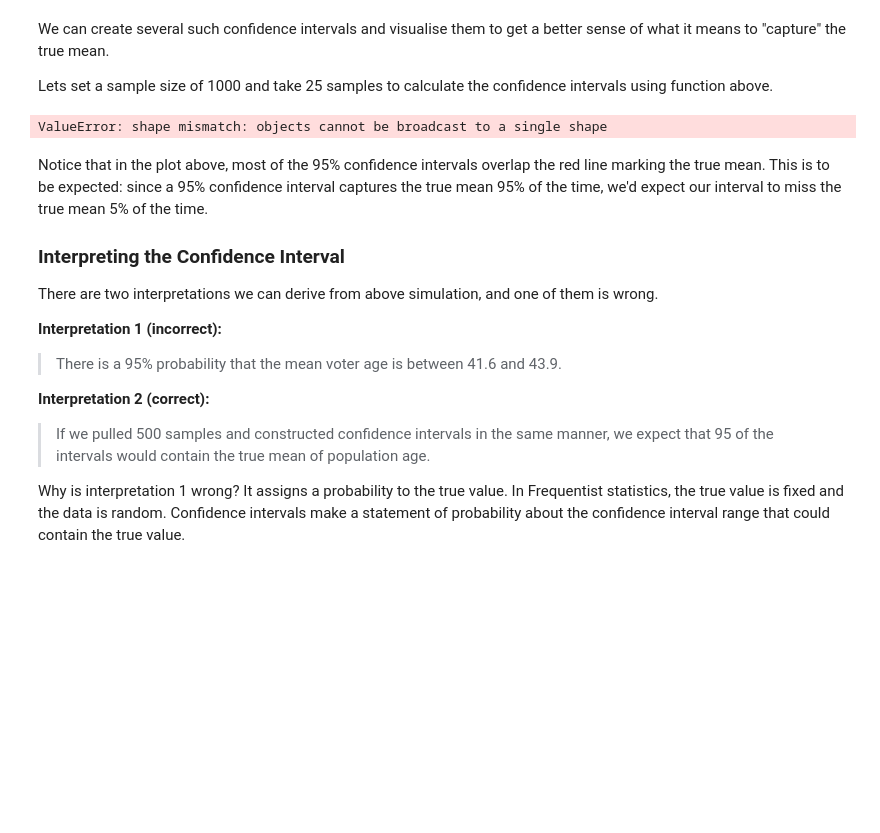
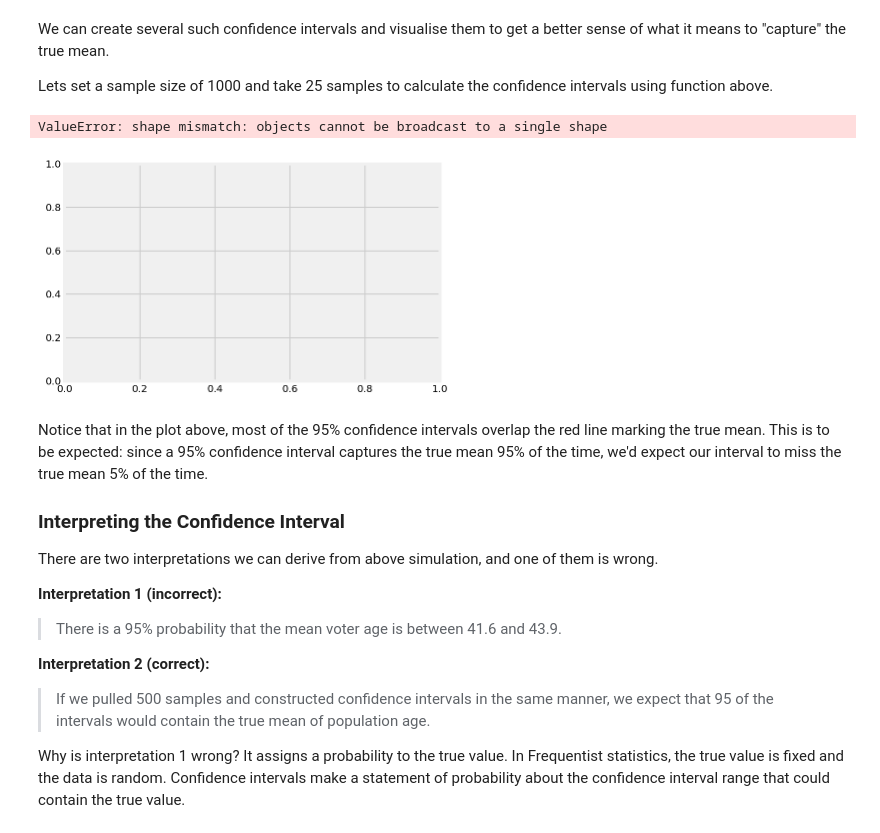
Before and after one commit to mandoiwanaga/dsc-2-19-15-confidence-intervals-lab-seattle-ds-career-040119, a Jupyter notebook: index.ipynb, the cells around one changed output. Drawn from its saved outputs; the diff is of its cells as text; code cells hidden in the pictures; blank space fills up the shorter version.

```diff
--- a/index.ipynb
+++ b/index.ipynb
@@ -269,11 +269,12 @@ for sample in range(25):
 # %%
 # plot the mean and confidence interval for each sample as error bars
 # plot the population mean
-x=np.arange(1,25,1)
+x=np.arange(01,25,1)
 plt.errorbar(x, sample_means)
 plt.figure(figsize=(15,9))
 # %% [output]
 ValueError: shape mismatch: objects cannot be broadcast to a single shape
+[figure, added]
 # %% [markdown]
 Notice that in the plot above, most of the 95% confidence intervals overlap the red line marking the true mean. This is to be expected: since a 95% confidence interval captures the true mean 95% of the time, we'd expect our interval to miss the true mean 5% of the time.
 
```
